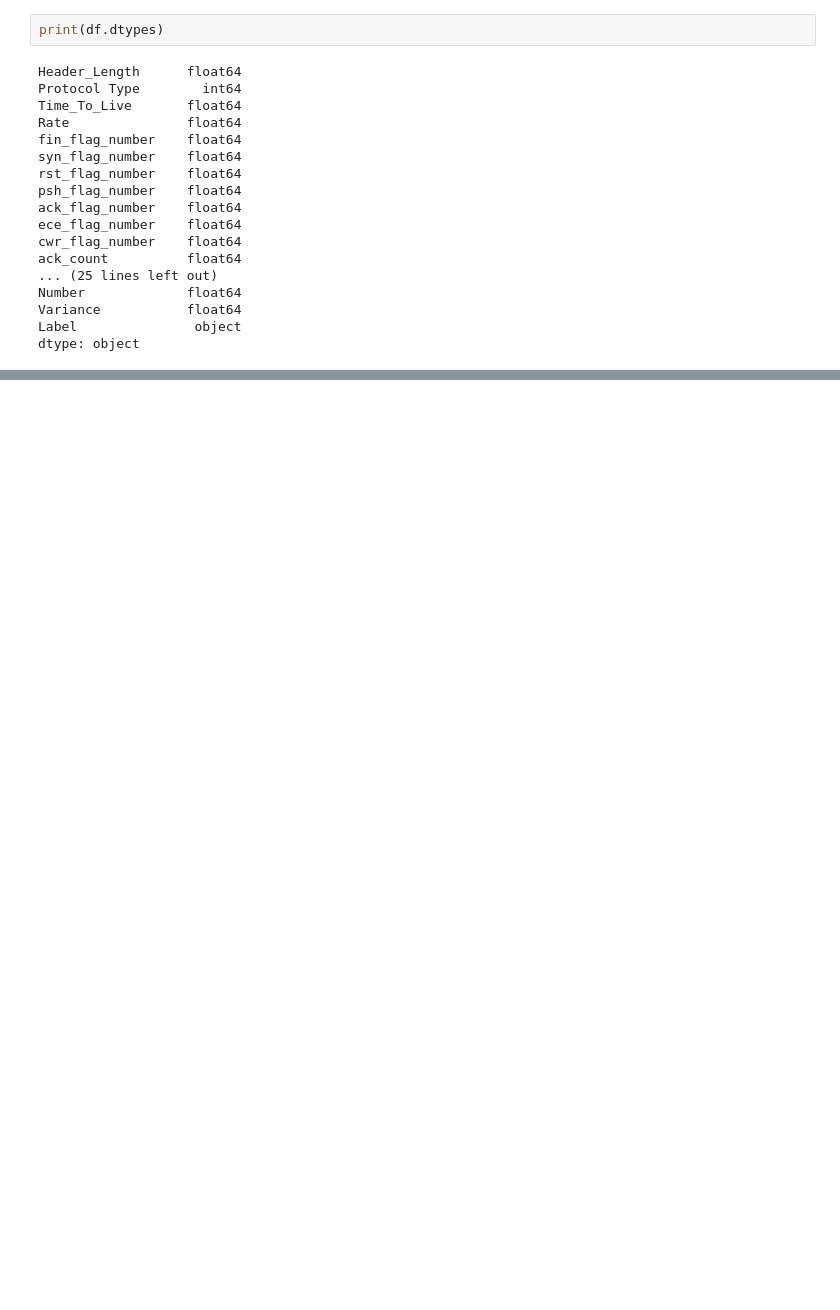
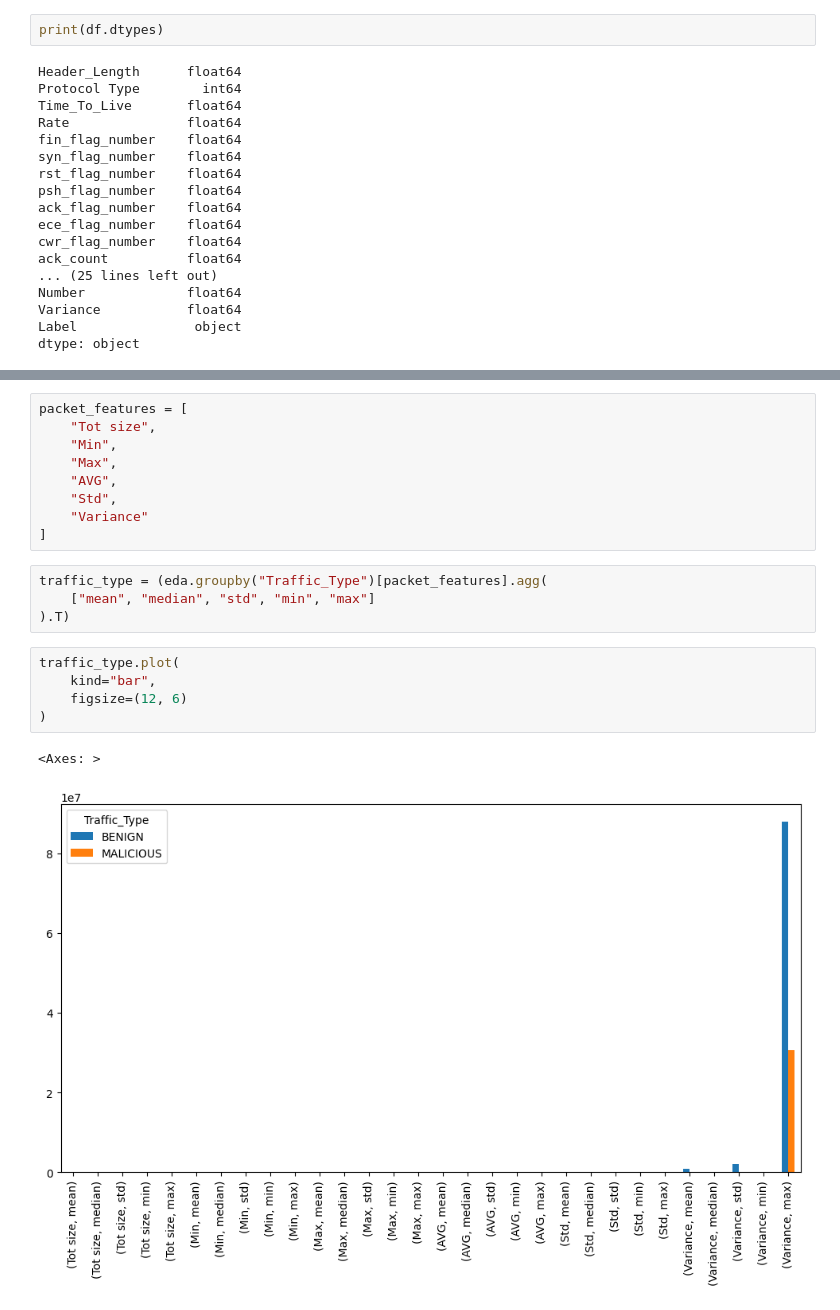
Before and after one commit to jchmola58/IoT-2023-semestral-work, a Jupyter notebook: notebook.ipynb, the cells around one changed output, grey strips where cells are left out. Cells and saved outputs as stored; diff of their text form; blank space fills up the shorter version.

```diff
--- a/notebook.ipynb
+++ b/notebook.ipynb
@@ -128,0 +217,21 @@ Name: count, dtype: int64
+# %%
+packet_features = [
+    "Tot size",
+    "Min",
+    "Max",
+    "AVG",
+    "Std",
+    "Variance"
+]
+# %%
+traffic_type = (eda.groupby("Traffic_Type")[packet_features].agg(
+    ["mean", "median", "std", "min", "max"]
+).T)
+# %%
+traffic_type.plot(
+    kind="bar",
+    figsize=(12, 6)
+)
+# %% [output]
+<Axes: >
+[figure, added]
```
Also changed, not shown: parts of 13 cells of this notebook, 1 other file.
